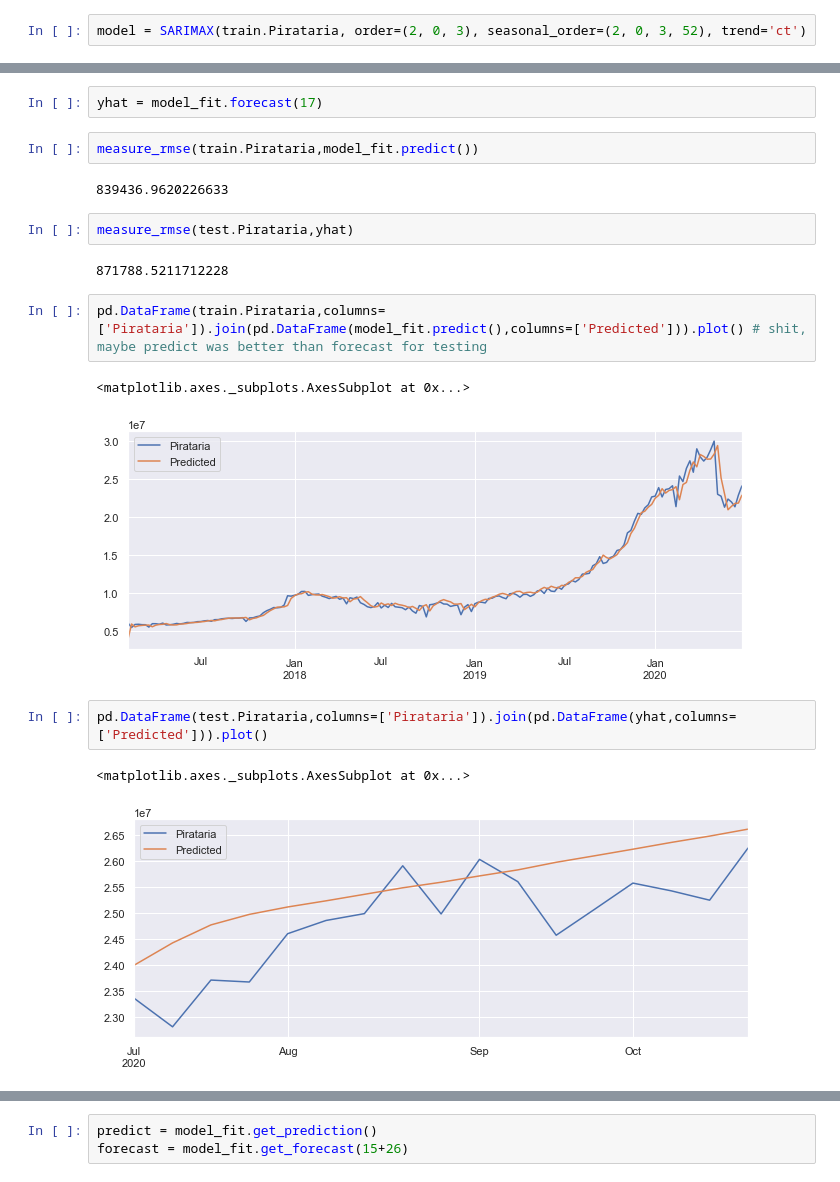
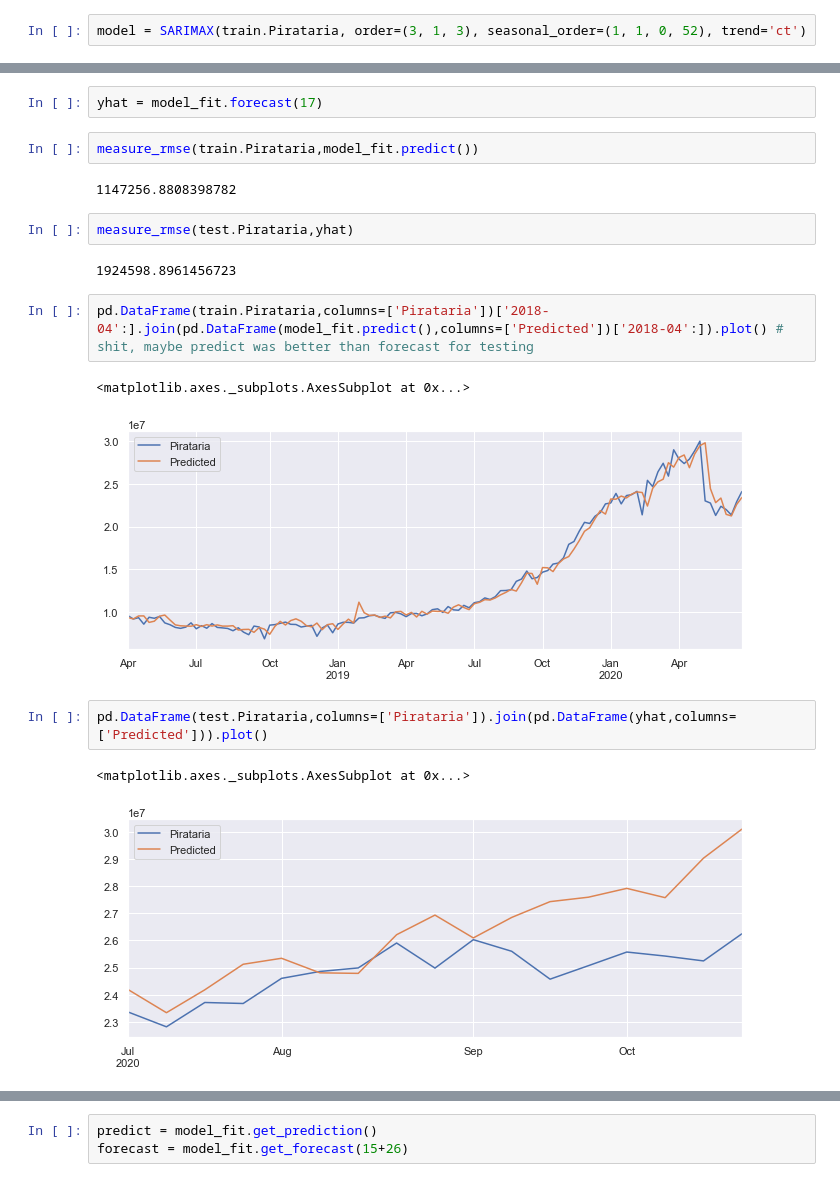
Before and after one commit to gustavo-pohlmann/TCC, a Jupyter notebook: TCC.ipynb, the cells around one changed output, grey strips where cells are left out. Saved outputs shown, nothing was run; the diff lists cells and outputs as text.

```diff
--- a/TCC.ipynb
+++ b/TCC.ipynb
@@ -249,5 +372,5 @@ def measure_rmse(actual, predicted):
 # %%
-model = SARIMAX(train.Pirataria, order=(2, 0, 3), seasonal_order=(2, 0, 3, 52), trend='ct')
+model = SARIMAX(train.Pirataria, order=(3, 1, 3), seasonal_order=(1, 1, 0, 52), trend='ct')
 # %%
 model_fit = model.fit()
 # %%
@@ -255,21 +378,21 @@ yhat = model_fit.forecast(17)
 # %%
 measure_rmse(train.Pirataria,model_fit.predict())
 # %% [output]
-839436.9620226633
+1147256.8808398782
 # %%
 measure_rmse(test.Pirataria,yhat)
 # %% [output]
-871788.5211712228
+1924598.8961456723
 # %%
-pd.DataFrame(train.Pirataria,columns=['Pirataria']).join(pd.DataFrame(model_fit.predict(),columns=['Predicted'])).plot() # shit, maybe predict was better than forecast for testing
+pd.DataFrame(train.Pirataria,columns=['Pirataria'])['2018-04':].join(pd.DataFrame(model_fit.predict(),columns=['Predicted'])['2018-04':]).plot() # shit, maybe predict was better than forecast for testing
 # %% [output]
 <matplotlib.axes._subplots.AxesSubplot at 0x...>
-[figure, old version]
+[figure, new version]
 # %%
 pd.DataFrame(test.Pirataria,columns=['Pirataria']).join(pd.DataFrame(yhat,columns=['Predicted'])).plot()
 # %% [output]
 <matplotlib.axes._subplots.AxesSubplot at 0x...>
-[figure, old version]
+[figure, new version]
 # %%
 model_fit.summary()
 # %% [output]
```
Also changed, not shown: parts of 35 cells of this notebook.
